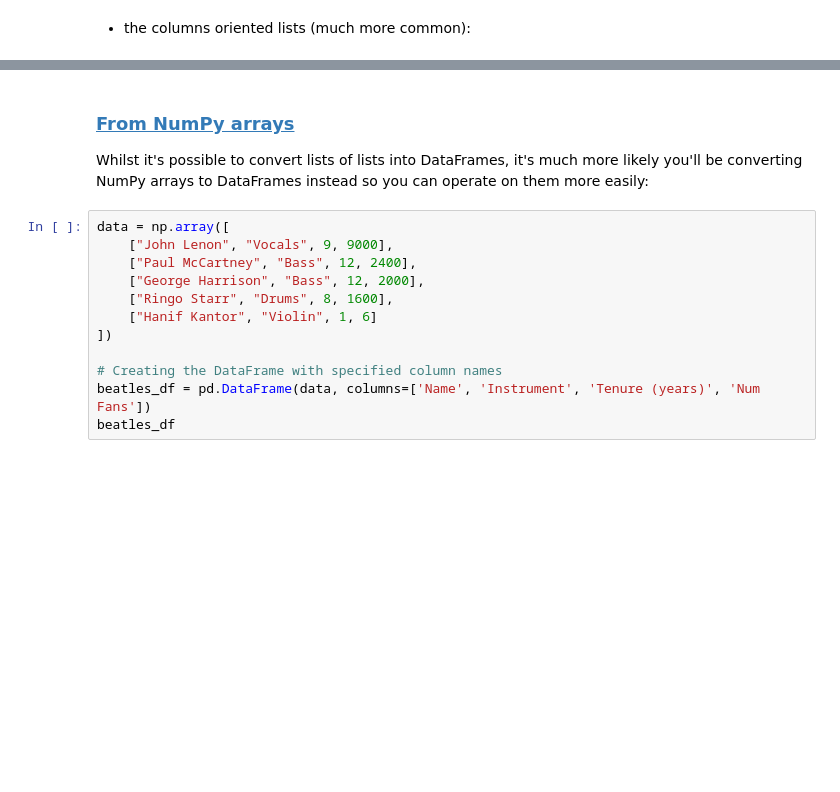
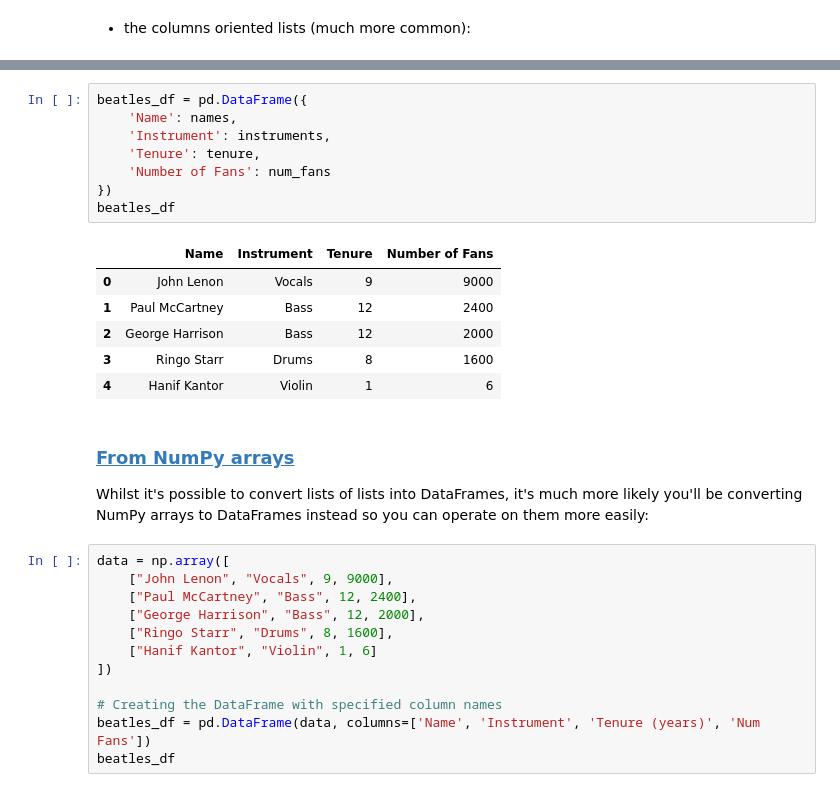
Before and after one commit to TheLazyCactus/ironhack-v4-data-lessons, a Jupyter notebook: cohorts/15_oct_24/02_data_wrangling_and_retrieval/W3D1_pandas.ipynb, the cells around one changed output, grey strips where cells are left out. Saved outputs shown, nothing was run; the diff lists cells and outputs as text; blank space fills up the shorter version.

```diff
--- a/cohorts/15_oct_24/02_data_wrangling_and_retrieval/W3D1_pandas.ipynb
+++ b/cohorts/15_oct_24/02_data_wrangling_and_retrieval/W3D1_pandas.ipynb
@@ -166,3 +231,18 @@ beatles_df
+# %%
+beatles_df = pd.DataFrame({
+    'Name': names,
+    'Instrument': instruments,
+    'Tenure': tenure,
+    'Number of Fans': num_fans
+})
+beatles_df
+# %% [output]
+|  | Name | Instrument | Tenure | Number of Fans |
+| 0 | John Lenon | Vocals | 9 | 9000 |
+| 1 | Paul McCartney | Bass | 12 | 2400 |
+| 2 | George Harrison | Bass | 12 | 2000 |
+| 3 | Ringo Starr | Drums | 8 | 1600 |
+| 4 | Hanif Kantor | Violin | 1 | 6 |
 # %% [markdown]
 ### <a id='toc3_1_3_'></a>[From NumPy arrays](#toc0_)
 
```
Also changed, not shown: parts of 50 cells of this notebook.
